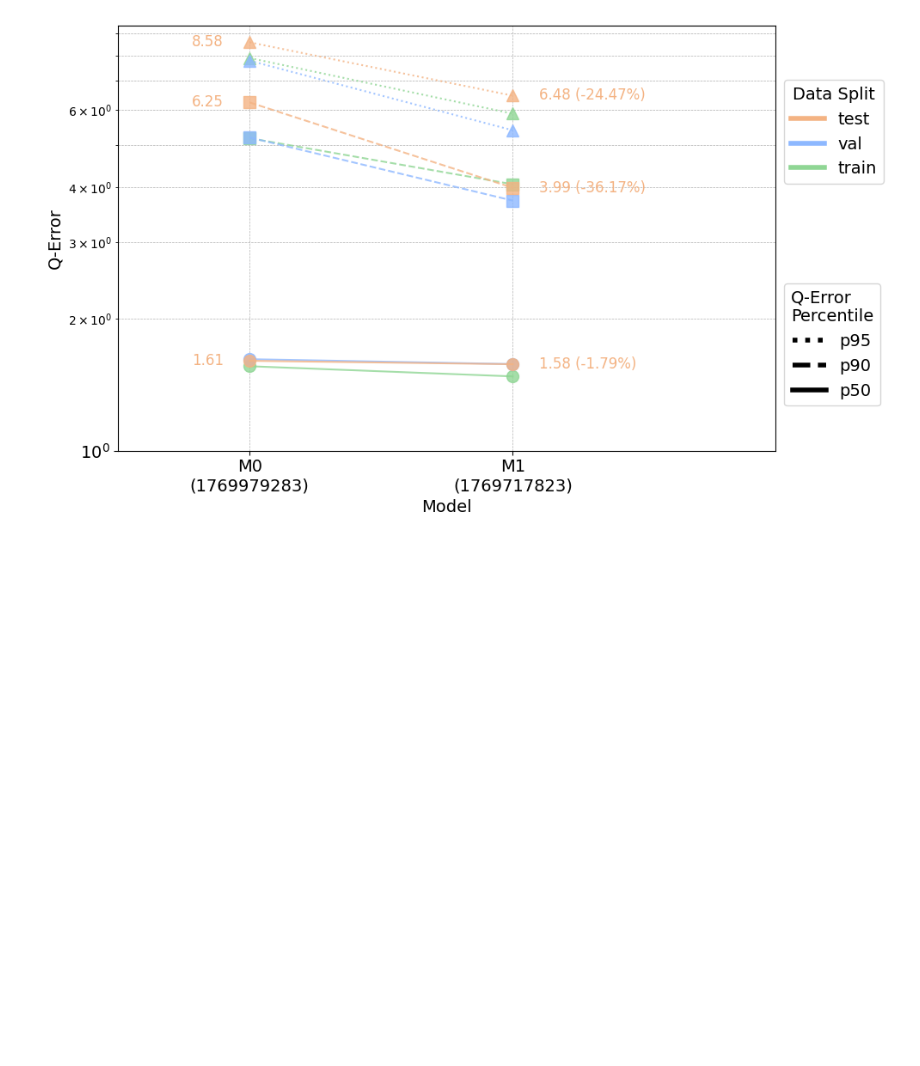
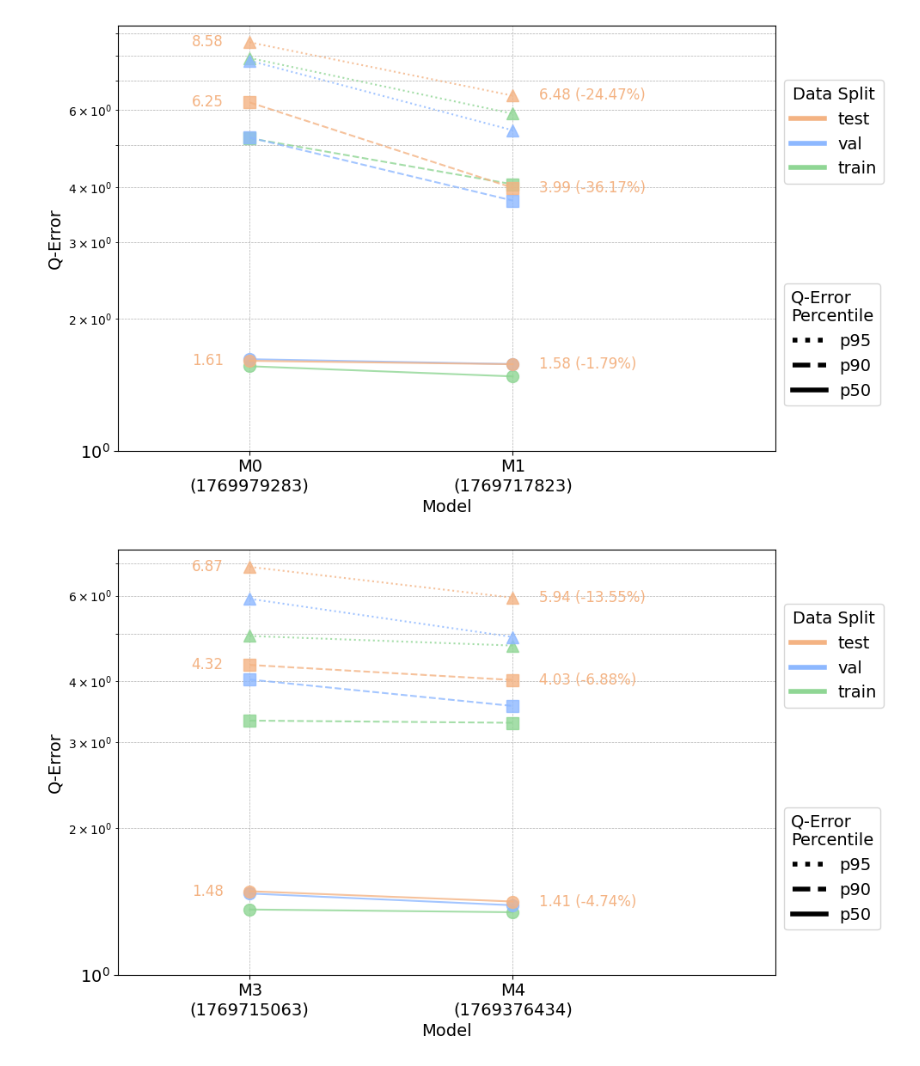
Before and after one commit to mmarkakis/autoslo, a Jupyter notebook: experiments/13_paper_model_comparison/model_comparison_plot.ipynb, the cells around one changed output. Drawn from its saved outputs; the diff is of its cells as text; code cells hidden in the pictures; blank space fills up the shorter version.

```diff
--- a/experiments/13_paper_model_comparison/model_comparison_plot.ipynb
+++ b/experiments/13_paper_model_comparison/model_comparison_plot.ipynb
@@ -123,10 +123,11 @@ for short_model_name, iconq_model_id in MODEL_MAPPING.items():
 
         if len(true_y[split]) == 0:
             for i in range(len(split_dataset)):
-                _, _, y, query_id, _, _, y_is_lower_bound = split_dataset[i]
+                x, _, y, query_id, _, _, y_is_lower_bound = split_dataset[i]
                 true_y[split][query_id.split('#')[0]] = (
                     y.item() if not trained_on_log_runtime else np.exp(y.item()),
                     y_is_lower_bound,
+                    len(x)
                 )
 
         if len(pred_y[short_model_name][split]) == 0:
@@ -140,7 +141,7 @@ for short_model_name, iconq_model_id in MODEL_MAPPING.items():
 
         q_errors = []
         for query_id, pred in pred_y[short_model_name][split].items():
-            true, true_is_lower_bound = true_y[split][query_id]
+            true, true_is_lower_bound, num_concurrent_queries = true_y[split][query_id]
 
             q_err = q_error(
                 true=true,
@@ -247,7 +248,7 @@ def plot_qerror_comparison(results, model_mapping, filename, initial, final):
             ax.text(
                 x=len(model_mapping)-0.9,
                 y=final_y_value,
-                s=f"{final_y_value:.2f} (-{100*(initial_y_value -final_y_value) / initial_y_value:.2f}%)",
+                s=f"{final_y_value:.2f} ({-100*(initial_y_value -final_y_value) / initial_y_value:+.2f}%)",
                 color=color,
                 fontsize=fontsize - 2,
                 verticalalignment='center',
@@ -346,3 +347,16 @@ plot_qerror_comparison(
 )
 # %% [output]
 [figure]
+# %%
+plot_qerror_comparison(
+    results=results,
+    model_mapping={
+        'M3': MODEL_MAPPING['M3'],
+        'M4': MODEL_MAPPING['M4'],
+    },
+    filename="model_comparison_qerror_plot_m3_m4.svg",
+    initial="M3",
+    final="M4",
+)
+# %% [output]
+[figure, added]
```
Also changed, not shown: parts of 4 cells of this notebook, 4 other files.
